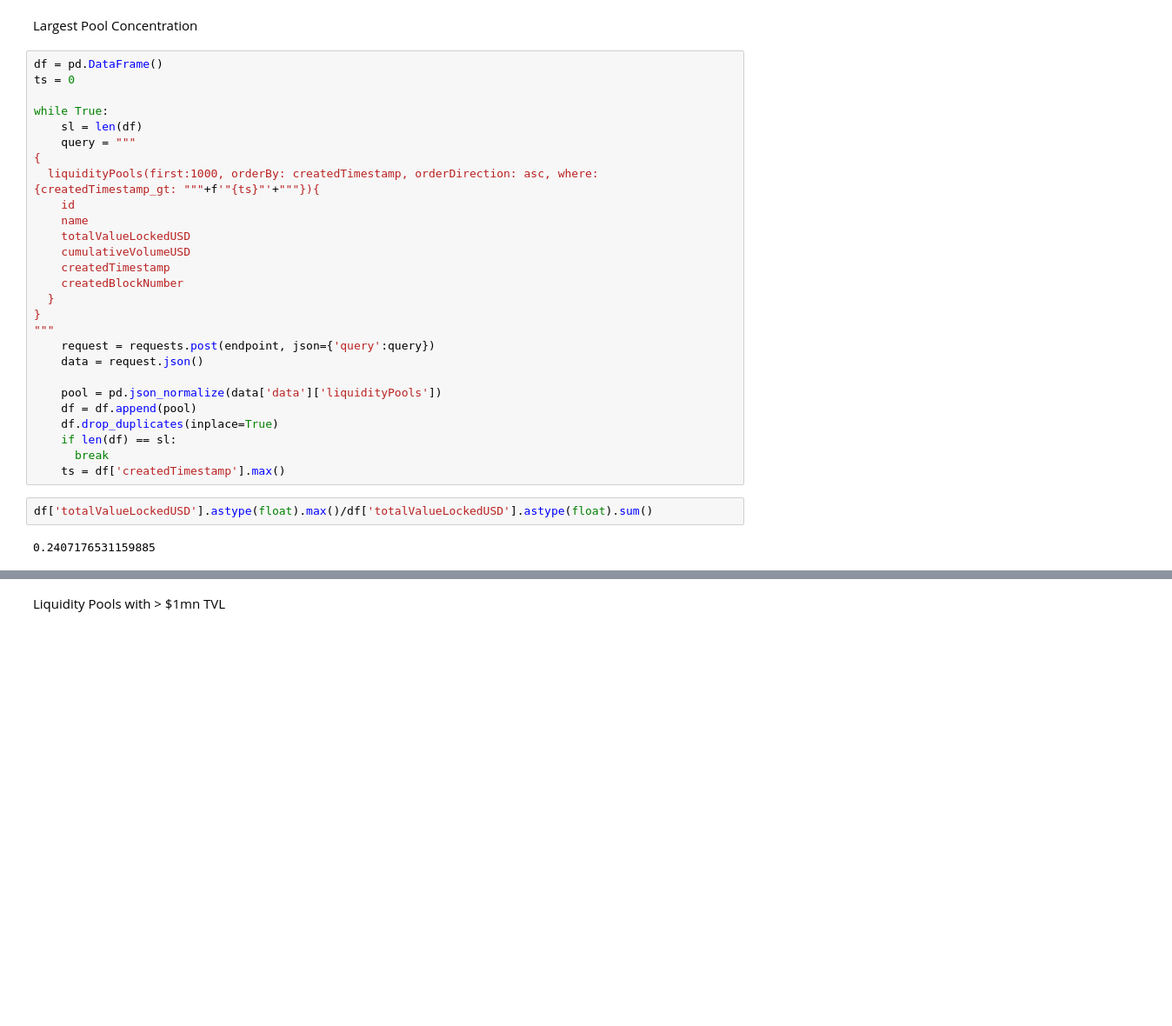
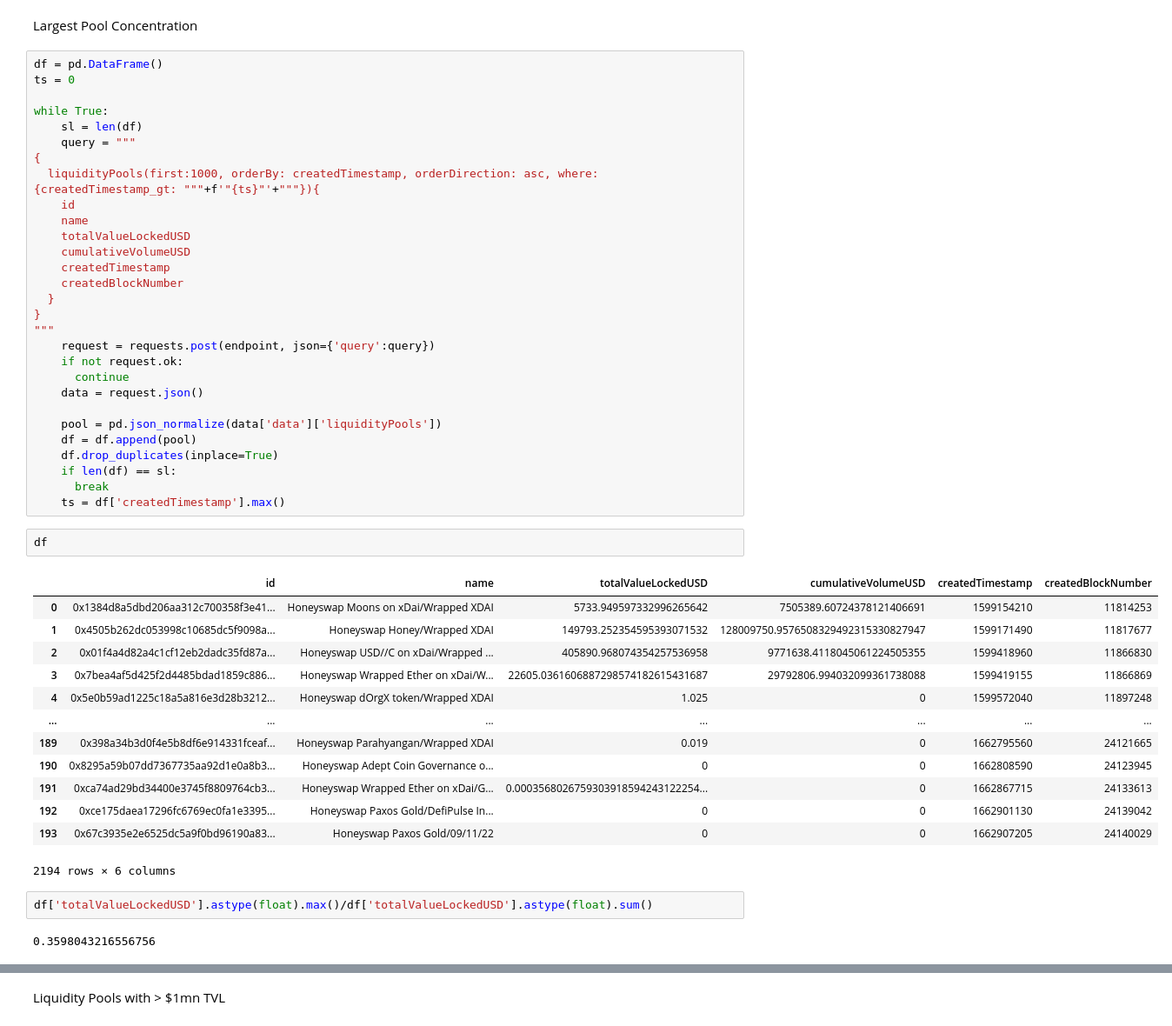
Before and after one commit to jpawebbcc/cc_research_testground, a Jupyter notebook: DEX_data_collection/honeyswap.ipynb, the cells around one changed output, grey strips where cells are left out. Shown at 87% size. Drawn from its saved outputs; the diff is of its cells as text; blank space fills up the shorter version.

Commit message:
12/9/22 honeyswap complete

```diff
--- a/DEX_data_collection/honeyswap.ipynb
+++ b/DEX_data_collection/honeyswap.ipynb
@@ -101,6 +124,8 @@ while True:
 }
 """
     request = requests.post(endpoint, json={'query':query})
+    if not request.ok:
+      continue
     data = request.json()
 
     pool = pd.json_normalize(data['data']['liquidityPools'])
@@ -109,10 +134,26 @@ while True:
     if len(df) == sl:
       break
     ts = df['createdTimestamp'].max()
+# %%
+df
+# %% [output]
+|  | id | name | totalValueLockedUSD | cumulativeVolumeUSD | createdTimestamp | createdBlockNumber |
+| 0 | 0x1384d8a5dbd206aa312c700358f3e41... | Honeyswap Moons on xDai/Wrapped XDAI | 5733.949597332996265642 | 7505389.60724378121406691 | 1599154210 | 11814253 |
+| 1 | 0x4505b262dc053998c10685dc5f9098a... | Honeyswap Honey/Wrapped XDAI | 149793.252354595393071532 | 128009750.9576508329492315330827947 | 1599171490 | 11817677 |
+| 2 | 0x01f4a4d82a4c1cf12eb2dadc35fd87a... | Honeyswap USD//C on xDai/Wrapped ... | 405890.968074354257536958 | 9771638.4118045061224505355 | 1599418960 | 11866830 |
+| 3 | 0x7bea4af5d425f2d4485bdad1859c886... | Honeyswap Wrapped Ether on xDai/W... | 22605.0361606887298574182615431687 | 29792806.994032099361738088 | 1599419155 | 11866869 |
+| 4 | 0x5e0b59ad1225c18a5a816e3d28b3212... | Honeyswap dOrgX token/Wrapped XDAI | 1.025 | 0 | 1599572040 | 11897248 |
+| ... | ... | ... | ... | ... | ... | ... |
+| 189 | 0x398a34b3d0f4e5b8df6e914331fceaf... | Honeyswap Parahyangan/Wrapped XDAI | 0.019 | 0 | 1662795560 | 24121665 |
+| 190 | 0x8295a59b07dd7367735aa92d1e0a8b3... | Honeyswap Adept Coin Governance o... | 0 | 0 | 1662808590 | 24123945 |
+| 191 | 0xca74ad29bd34400e3745f8809764cb3... | Honeyswap Wrapped Ether on xDai/G... | 0.0003568026759303918594243122254... | 0 | 1662867715 | 24133613 |
+| 192 | 0xce175daea17296fc6769ec0fa1e3395... | Honeyswap Paxos Gold/DefiPulse In... | 0 | 0 | 1662901130 | 24139042 |
+| 193 | 0x67c3935e2e6525dc5a9f0bd96190a83... | Honeyswap Paxos Gold/09/11/22 | 0 | 0 | 1662907205 | 24140029 |
+2194 rows × 6 columns
 # %%
 df['totalValueLockedUSD'].astype(float).max()/df['totalValueLockedUSD'].astype(float).sum()
 # %% [output]
-0.2407176531159885
+0.3598043216556756
 # %%
 df['totalValueLockedUSD'].astype(float).nlargest(10).sum()/df['totalValueLockedUSD'].astype(float).sum()
 # %% [output]
```
Also changed, not shown: parts of 17 cells of this notebook.
